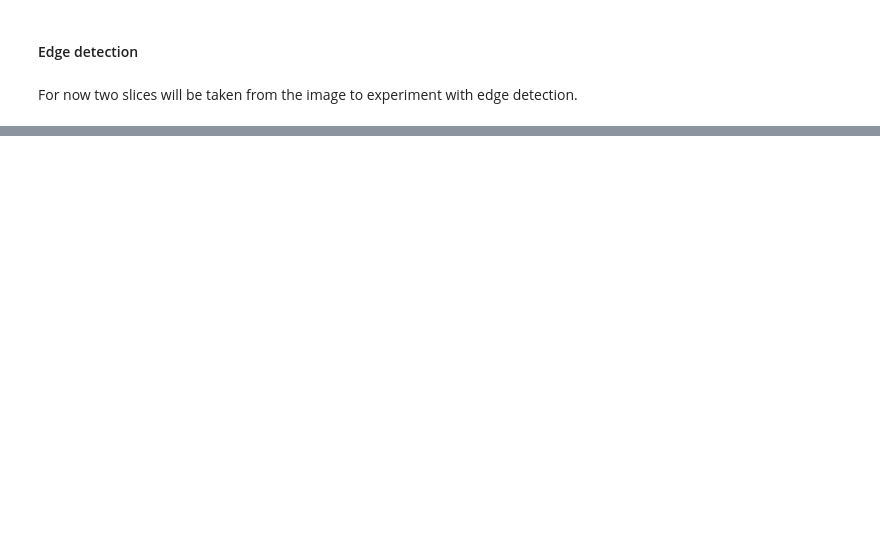
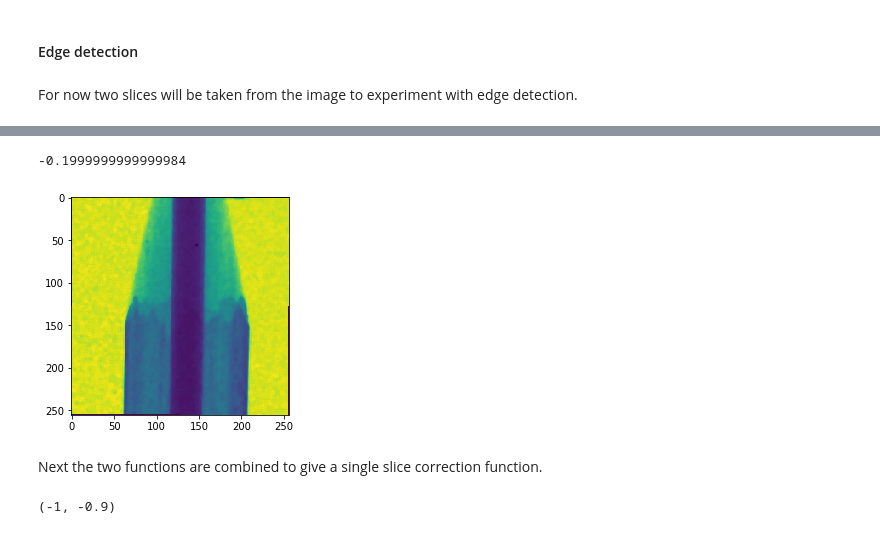
Before and after one commit to abdrysdale/ct-xray-project, a Jupyter notebook: CT Image Reconstruction.ipynb, the cells around one changed output, grey strips where cells are left out. Drawn from its saved outputs; the diff is of its cells as text; code cells hidden in the pictures; blank space fills up the shorter version.

```diff
--- a/CT Image Reconstruction.ipynb
+++ b/CT Image Reconstruction.ipynb
@@ -36,0 +81,33 @@ Applying edge detection to the slices to observe threshold levels. For now the c
+# %%
+def rotational_correction(img1,img2):
+
+    #Defines initial variables
+    rot_range = 2
+    dtheta = 0.1
+    rot_ary = np.arange(-rot_range,rot_range,dtheta)
+    diff_ary = np.zeros(len(rot_ary))
+
+    #Filters the images
+    flt_size = 5
+    img1 = ndi.filters.median_filter(img1,size=flt_size)
+    img2 = ndi.filters.median_filter(img2,size=flt_size)
+
+    #Cycles through rotations
+    for i in range(0,len(rot_ary)):
+
+        #Rotates image
+        img_rot = ndi.rotate(img2,rot_ary[i],reshape=False)
+        diff_ary[i] = np.mean(np.abs(img1-img_rot))
+
+    #Returns angle of minimum difference
+    rot_angle = rot_ary[np.argmin(diff_ary)]
+    plt.imshow(ndi.rotate(img2,rot_angle,reshape=False))
+
+    return rot_angle
+# %%
+rotational_correction(slice1,slice2)
+# %% [output]
+-0.1999999999999984
+[figure, added]
+# %% [markdown]
+Next the two functions are combined to give a single slice correction function.
@@ -36,0 +158,4 @@ Applying edge detection to the slices to observe threshold levels. For now the c
+# %%
+orientation_correction(slice1,slice2)
+# %% [output]
+(-1, -0.9)
```
Also changed, not shown: parts of 17 cells of this notebook, 2 other files.
